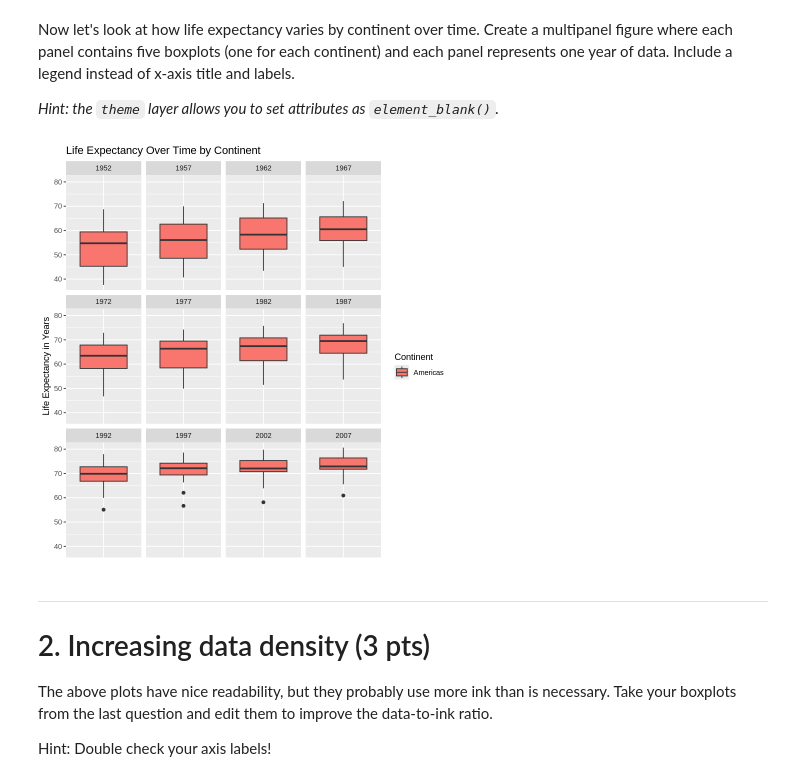
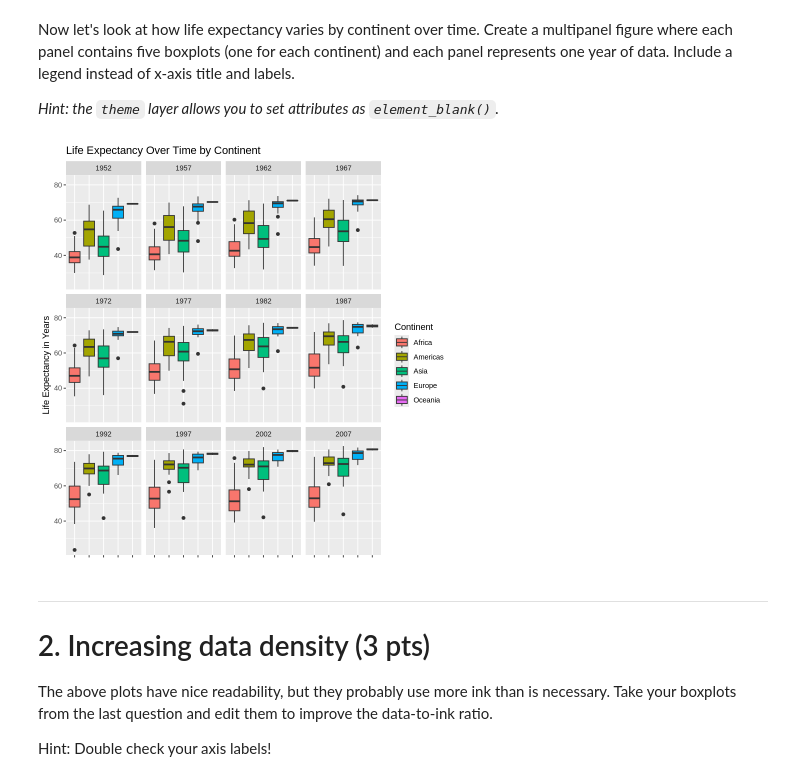
Before and after one commit to scelliot-cpu/Elliott_DSPN_26, a Jupyter notebook: ExerciseSubmissions/06_visualization-through-human-eyes.ipynb, the cells around one changed output. Cells and saved outputs as stored; diff of their text form; code cells hidden in the pictures.

```diff
--- a/ExerciseSubmissions/06_visualization-through-human-eyes.ipynb
+++ b/ExerciseSubmissions/06_visualization-through-human-eyes.ipynb
@@ -74,17 +74,18 @@ Now let's look at how life expectancy varies by continent over time. Create a mu
 
 *Hint: the `theme` layer allows you to set attributes as `element_blank()`.*
 # %%
-ggplot(data = americas, aes(x = continent, y = lifeExp, fill = continent)) +
-geom_boxplot() +
-facet_wrap(~year) +
-labs(y = "Life Expectancy in Years",
-     title = "Life Expectancy Over Time by Continent",
-     fill = "Continent") +
-theme(axis.title.x = element_blank(),
-    axis.text.x  = element_blank(),
-    axis.ticks.x = element_blank())
+ggplot(gapminder, aes(x = continent, y = lifeExp, fill = continent)) +
+  geom_boxplot() +
+  facet_wrap(~ year) +
+  labs(
+    y = "Life Expectancy in Years",
+    title = "Life Expectancy Over Time by Continent",
+    fill = "Continent") +
+  theme(
+    axis.title.x = element_blank(),
+    axis.text.x  = element_blank())
 # %% [output]
-[figure, old version]
+[figure, new version]
 # %% [markdown]
 ---
 # 2. Increasing data density (3 pts)
```
Also changed, not shown: parts of 3 cells of this notebook.
